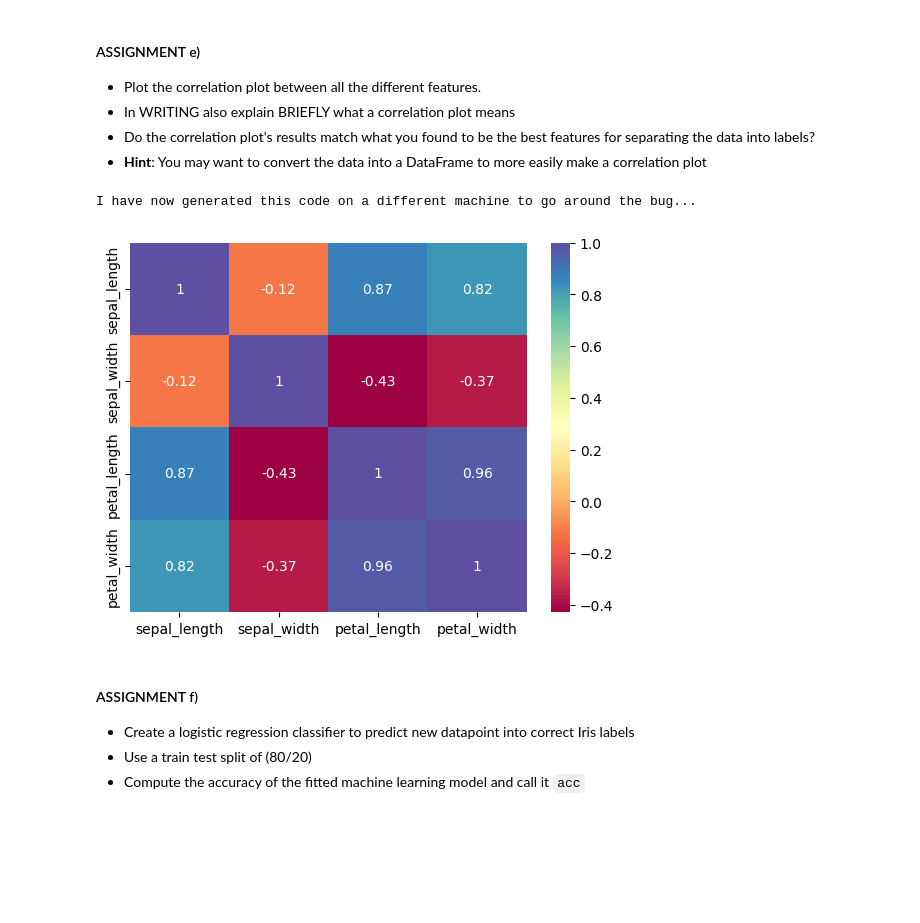
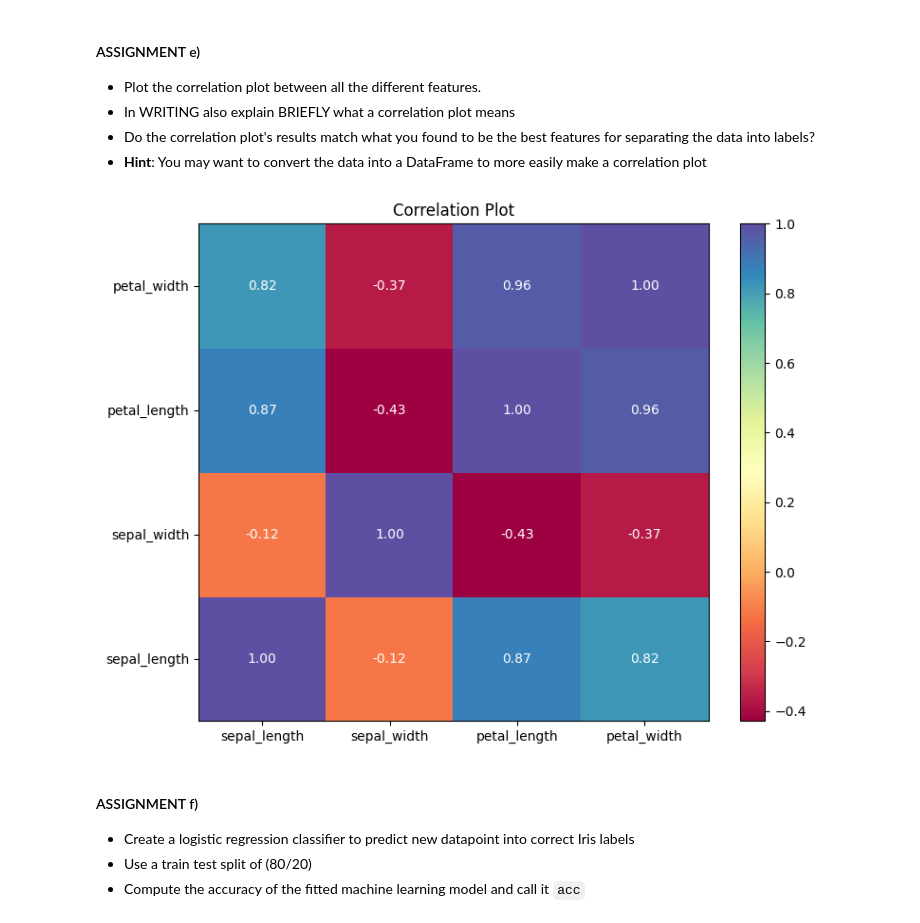
Before and after one commit to sier8161/ml-1dl034-public-assignments, a Jupyter notebook: Assignments/Practical/PracticalNotebook3.ipynb, the cells around one changed output. Saved outputs shown, nothing was run; the diff lists cells and outputs as text; code cells hidden in the pictures; blank space fills up the shorter version.

```diff
--- a/Assignments/Practical/PracticalNotebook3.ipynb
+++ b/Assignments/Practical/PracticalNotebook3.ipynb
@@ -426,26 +419,37 @@ sns.pairplot(df,hue='species')
 - **Hint**: You may want to convert the data into a DataFrame to more easily make a correlation plot
 # %%
 # YOUR CODE HERE
-#
-#
 corr = df.corr(numeric_only=True)
 
-sns.heatmap(corr,cmap='Spectral',annot=True)
-# PLEASE IGNORE THAT THE ANNOTATIONS ARE ONLY SHOWN ON THE FIRST ROW
-# this is a bug in seaborn with my OS, I have tried to resolve it....
-print("I have now generated this code on a different machine to go around the bug...")
+plt.figure(figsize=(8, 6))
+
+heatmap = plt.pcolor(corr, cmap='Spectral')
+plt.colorbar(heatmap)
+
+for i in range(len(corr.columns)):
+    for j in range(len(corr.index)):
+        column = corr.columns[i]
+        index = corr.index[j]
+        value = corr.loc[index, column]
+        plt.text(j + 0.5, i + 0.5, f'{value:.2f}',
+                 ha='center', va='center', color='white')
+
+plt.xticks(np.arange(0.5, len(corr.columns) + 0.5), corr.columns)
+plt.yticks(np.arange(0.5, len(corr.index) + 0.5), corr.index)
+
+plt.title('Correlation Plot')
+plt.tight_layout()
+plt.show()
 
 # YOUR BRIEF ANSWER TO WHAT A CORRELATION PLOT MEANS HERE:
 # A correlation plot visualizes the relation between two variables.
 # This makes it easier to see how dependant the features are.
 
-
 # We can see by the correlation plot that petal length and width seem closely
 # related in the data, and as such, one could be omitted, as
 # they give roughly the same information
 # %% [output]
-I have now generated this code on a different machine to go around the bug...
-[figure, old version]
+[figure, new version]
 # %% [markdown]
 #### ASSIGNMENT f)
 - Create a logistic regression classifier to predict new datapoint into correct Iris labels
```
Also changed, not shown: parts of 1 cell of this notebook.
